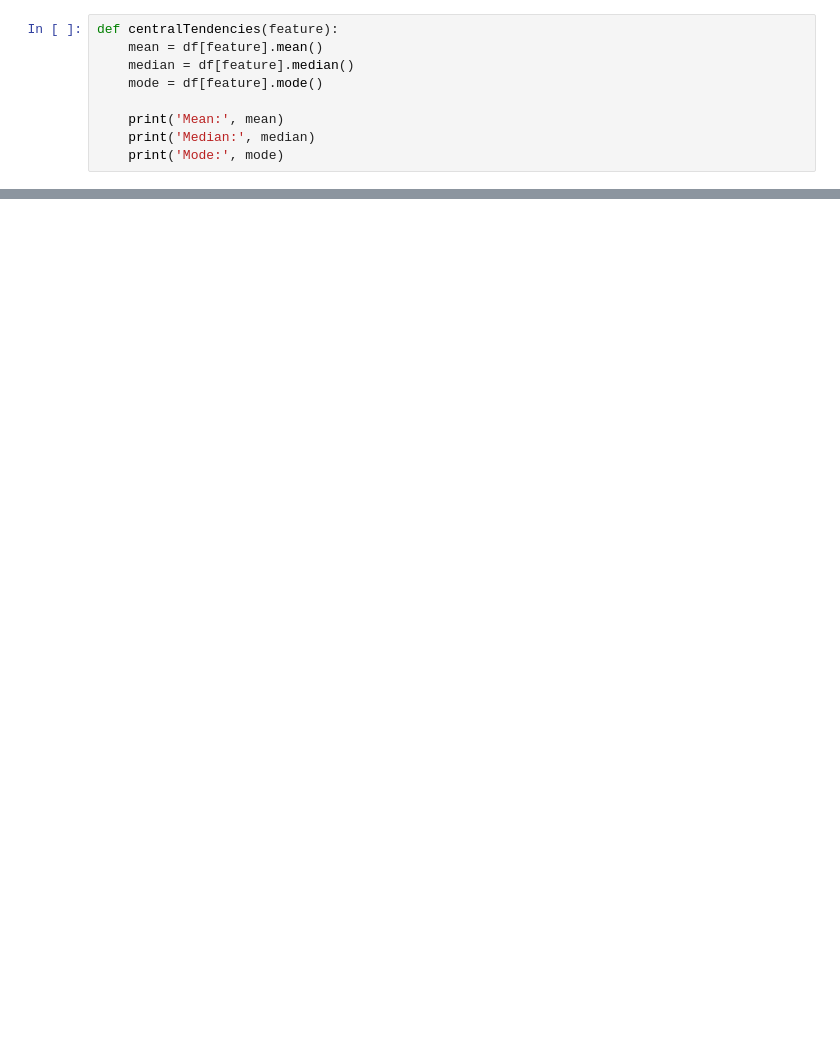
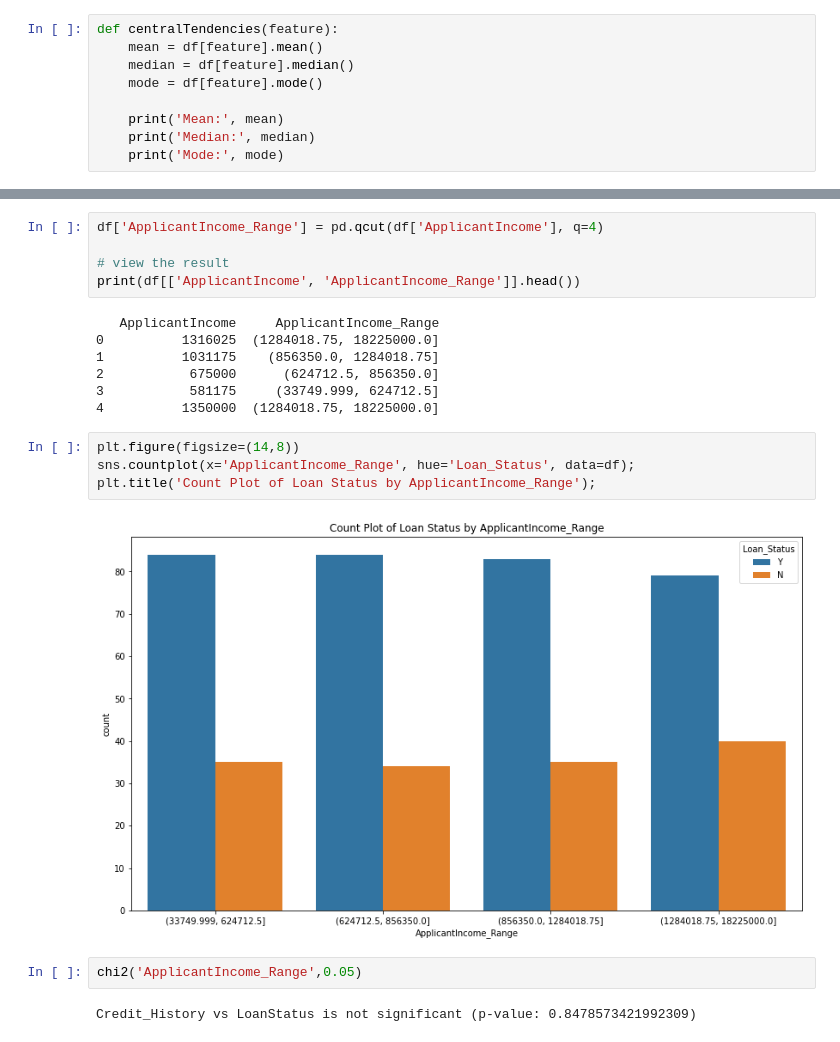
Before and after one commit to proton029/InternshipDataScience_banking, a Jupyter notebook: Data_Analytics.ipynb, the cells around one changed output, grey strips where cells are left out. Cells and saved outputs as stored; diff of their text form; blank space fills up the shorter version.

```diff
--- a/Data_Analytics.ipynb
+++ b/Data_Analytics.ipynb
@@ -519,0 +618,22 @@ Name: Dependents, dtype: int64
+# %%
+df['ApplicantIncome_Range'] = pd.qcut(df['ApplicantIncome'], q=4)
+
+# view the result
+print(df[['ApplicantIncome', 'ApplicantIncome_Range']].head())
+# %% [output]
+   ApplicantIncome     ApplicantIncome_Range
+0          1316025  (1284018.75, 18225000.0]
+1          1031175    (856350.0, 1284018.75]
+2           675000      (624712.5, 856350.0]
+3           581175     (33749.999, 624712.5]
+4          1350000  (1284018.75, 18225000.0]
+# %%
+plt.figure(figsize=(14,8))
+sns.countplot(x='ApplicantIncome_Range', hue='Loan_Status', data=df);
+plt.title('Count Plot of Loan Status by ApplicantIncome_Range');
+# %% [output]
+[figure, added]
+# %%
+chi2('ApplicantIncome_Range',0.05)
+# %% [output]
+Credit_History vs LoanStatus is not significant (p-value: 0.8478573421992309)
```
Also changed, not shown: parts of 51 cells of this notebook.
